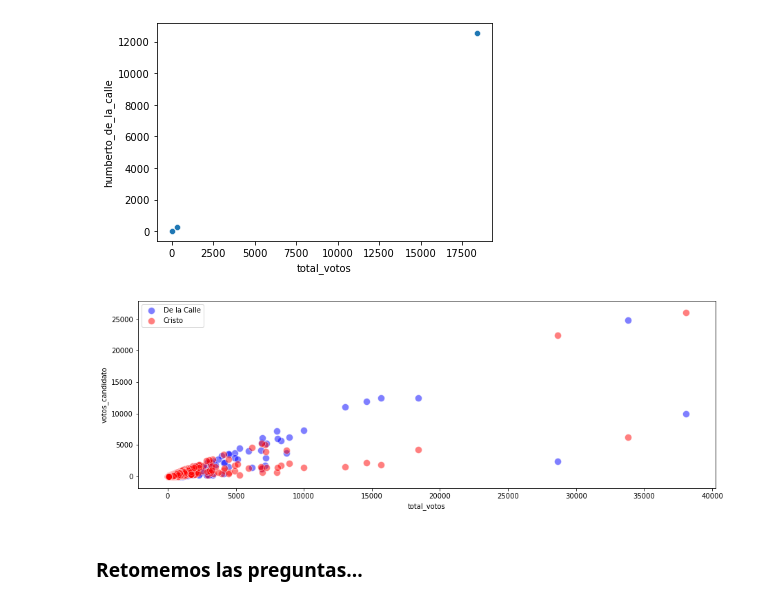
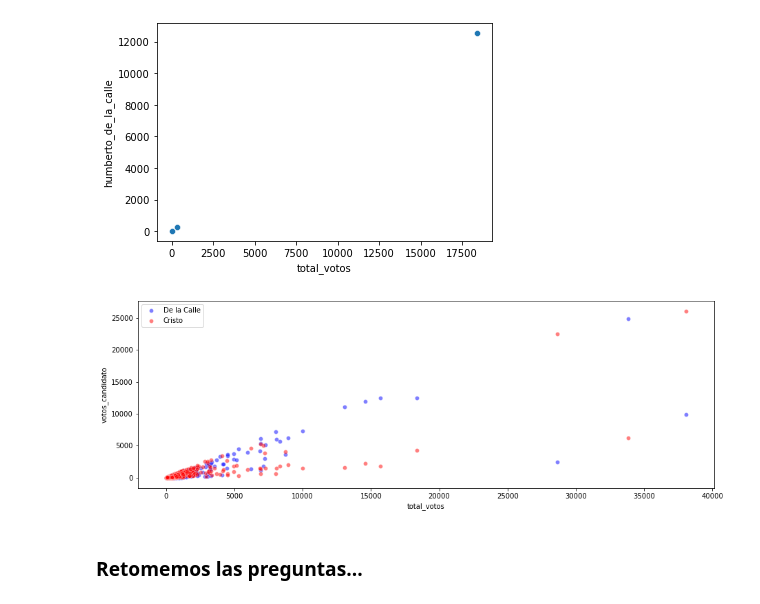
Before and after one commit to el-uniandino/periodismo_datos_101, a Jupyter notebook: mod2.ipynb, the cells around one changed output. Saved outputs shown, nothing was run; the diff lists cells and outputs as text; code cells hidden in the pictures.

```diff
--- a/mod2.ipynb
+++ b/mod2.ipynb
@@ -282,33 +282,34 @@ sns.scatterplot(data=df_liberal.head(3),
 [figure]
 # %%
 x = "total_votos"
+size= None
 # %%
 #resp_scatter
 import matplotlib.pyplot as plt
 plt.figure(figsize=(15,5))
 ax = plt.subplot(1,1,1)
 sns.scatterplot(data=df_liberal,
                 x=x,
                 y="humberto_de_la_calle",
-                s=100,
                 alpha=0.5,
+                size=size,
                 color='blue',
                 label='De la Calle',
                ax=ax)
 sns.scatterplot(data=df_liberal,
                 x=x,
                 y="juan_fernando_cristo",
-                s=100,
+                size=size,
                 alpha=0.5,
                 color='red',
                 label='Cristo',
                ax=ax)
 
 plt.legend()
 plt.ylabel('votos_candidato')
 plt.show()
 # %% [output]
-[figure, old version]
+[figure, new version]
 # %% [markdown]
 ### Retomemos las preguntas...
 # %% [markdown]
```
Also changed, not shown: parts of 21 cells of this notebook, 10 other files.
